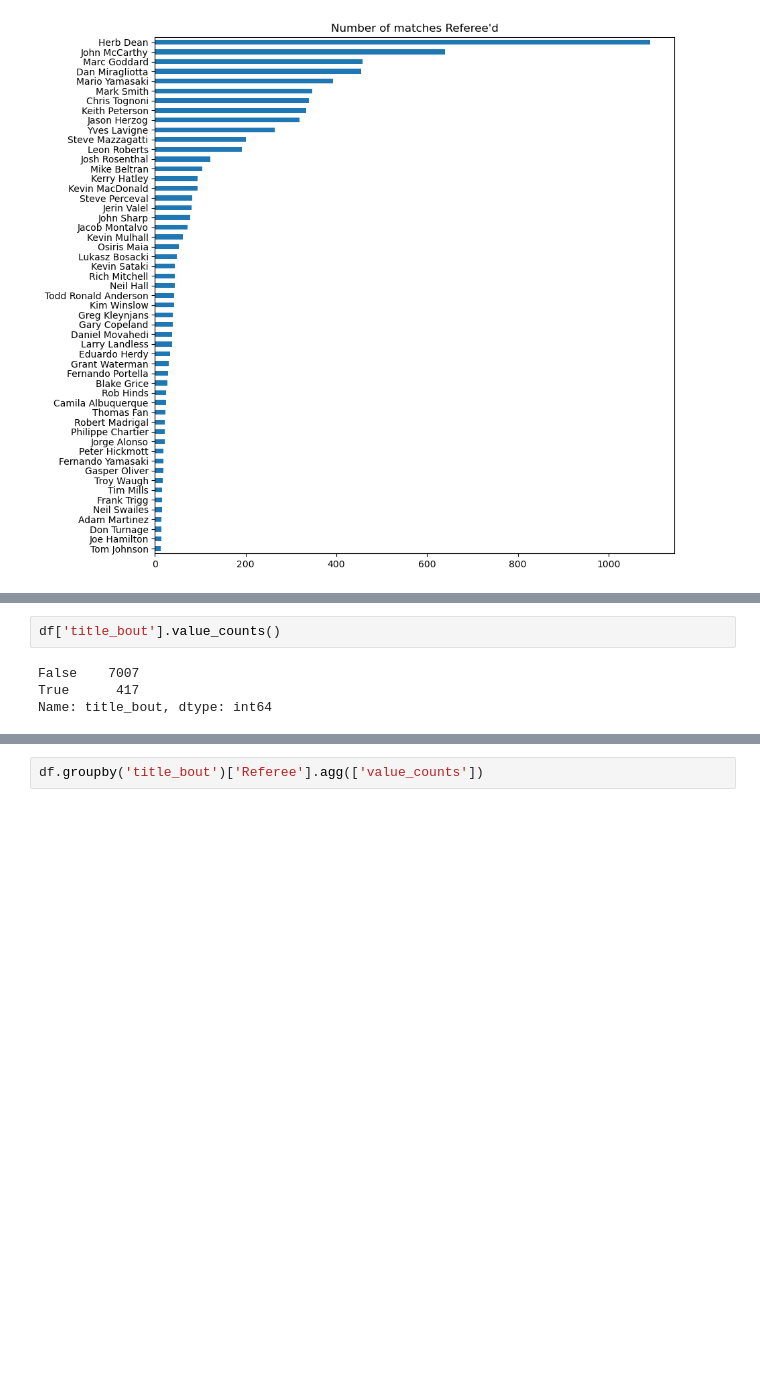
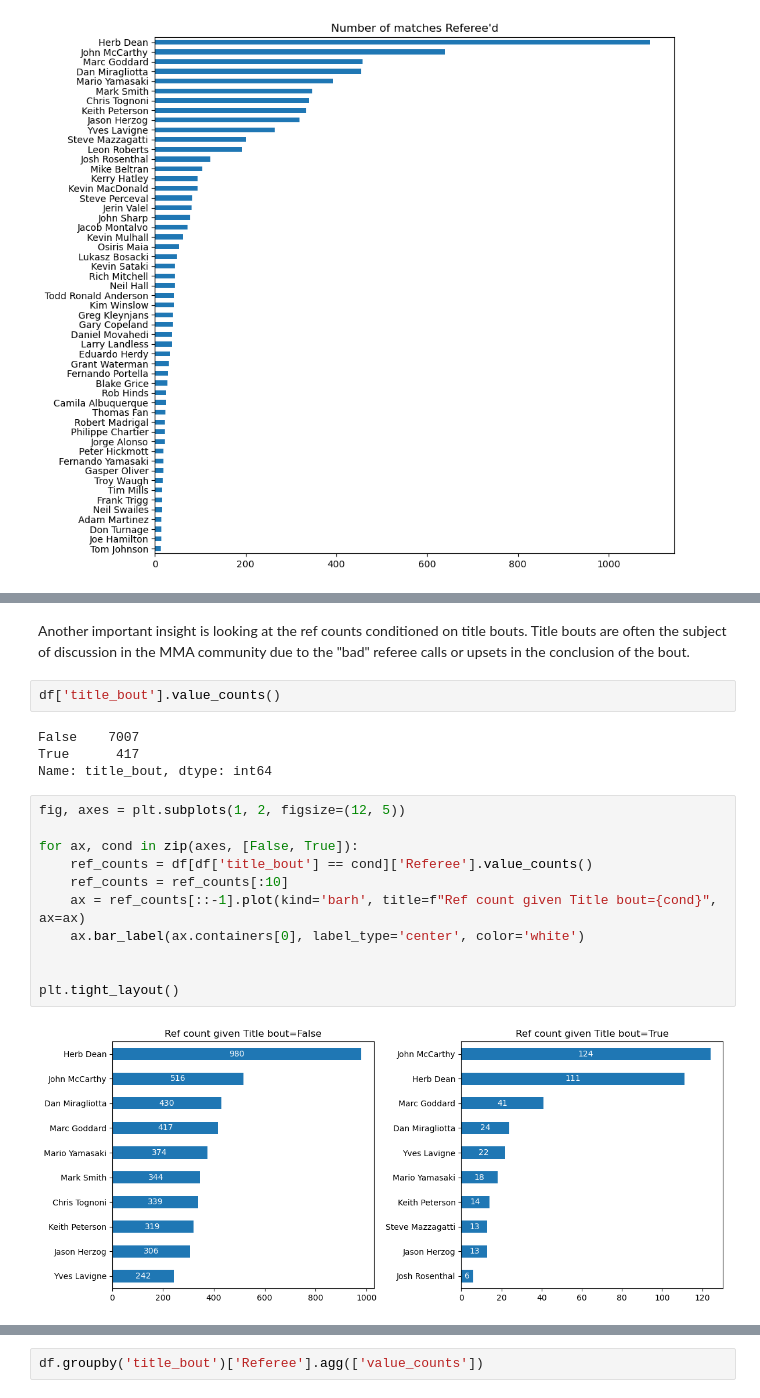
Before and after one commit to Janko-dev/ml_ufc, a Jupyter notebook: notebooks/exploratory_data_analysis.ipynb, the cells around one changed output, grey strips where cells are left out. Cells and saved outputs as stored; diff of their text form; blank space fills up the shorter version.

```diff
--- a/notebooks/exploratory_data_analysis.ipynb
+++ b/notebooks/exploratory_data_analysis.ipynb
@@ -92,6 +115,21 @@ plt.tight_layout()
+# %% [markdown]
+Another important insight is looking at the ref counts conditioned on title bouts. Title bouts are often the subject of discussion in the MMA community due to the "bad" referee calls or upsets in the conclusion of the bout.
 # %%
 df['title_bout'].value_counts()
 # %% [output]
 False    7007
 True      417
 Name: title_bout, dtype: int64
+# %%
+fig, axes = plt.subplots(1, 2, figsize=(12, 5))
+
+for ax, cond in zip(axes, [False, True]):
+    ref_counts = df[df['title_bout'] == cond]['Referee'].value_counts()
+    ref_counts = ref_counts[:10]
+    ax = ref_counts[::-1].plot(kind='barh', title=f"Ref count given Title bout={cond}", ax=ax)
+    ax.bar_label(ax.containers[0], label_type='center', color='white')
+
+
+plt.tight_layout()
+# %% [output]
+[figure, added]
```
Also changed, not shown: parts of 37 cells of this notebook, 2 other files.
